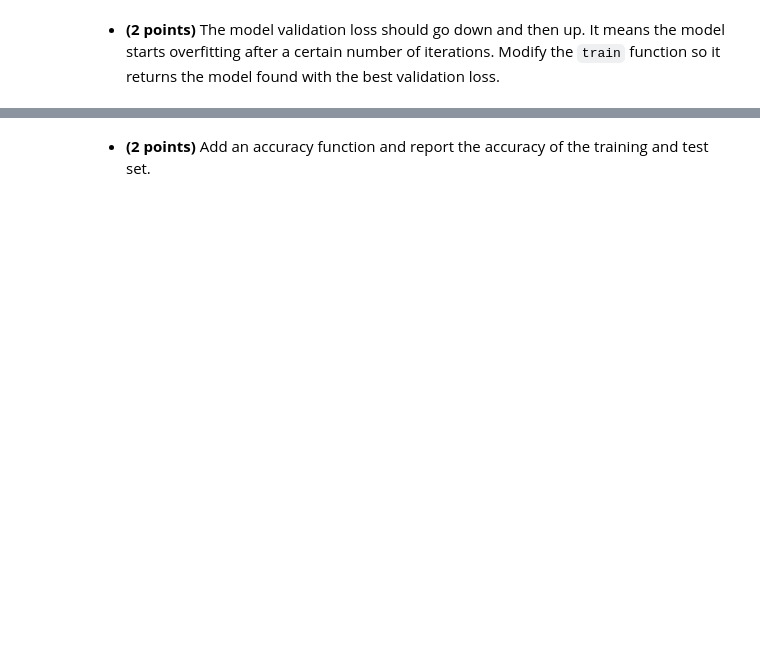
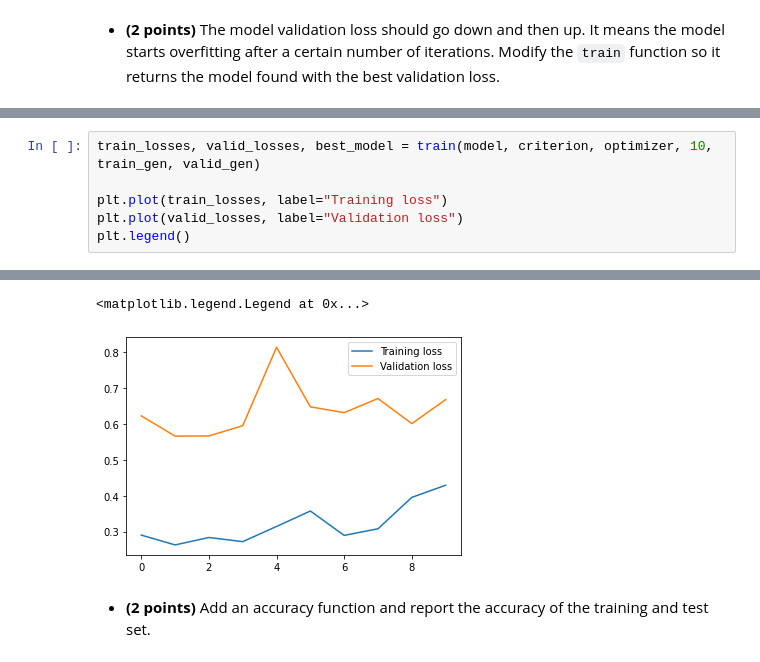
Before and after one commit to SCIA-Premium/Sentiment_analysis, a Jupyter notebook: 3_RNN.ipynb, the cells around one changed output, grey strips where cells are left out. Drawn from its saved outputs; the diff is of its cells as text; blank space fills up the shorter version.

```diff
--- a/3_RNN.ipynb
+++ b/3_RNN.ipynb
@@ -589,0 +657,7 @@ plt.legend()
+# %%
+train_losses, valid_losses, best_model = train(model, criterion, optimizer, 10, train_gen, valid_gen)
+
+plt.plot(train_losses, label="Training loss")
+plt.plot(valid_losses, label="Validation loss")
+plt.legend()
+# %% [output]
@@ -590,2 +674,4 @@ plt.legend()
+<matplotlib.legend.Legend at 0x...>
+[figure, added]
 # %% [markdown]
 * **(2 points)** Add an accuracy function and report the accuracy of the training and test set.
```
Also changed, not shown: parts of 30 cells of this notebook, 1 other file.
